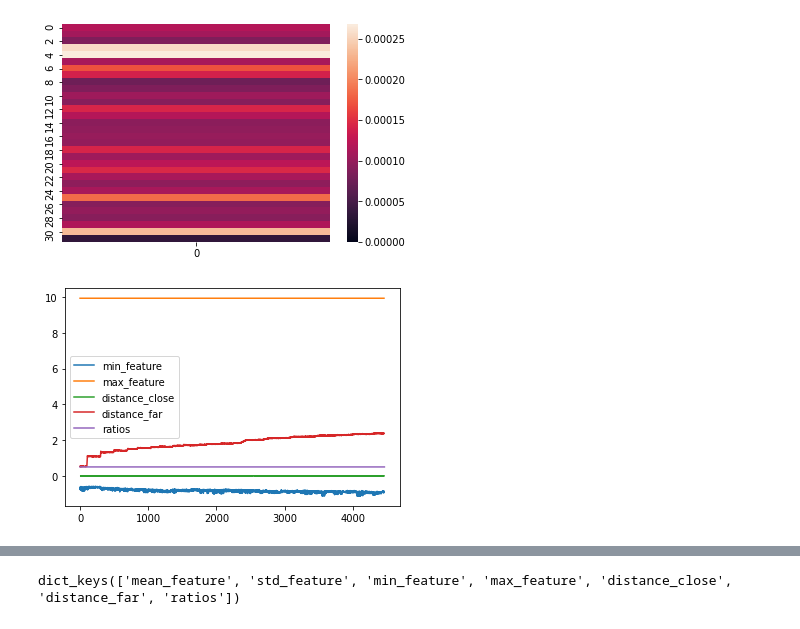
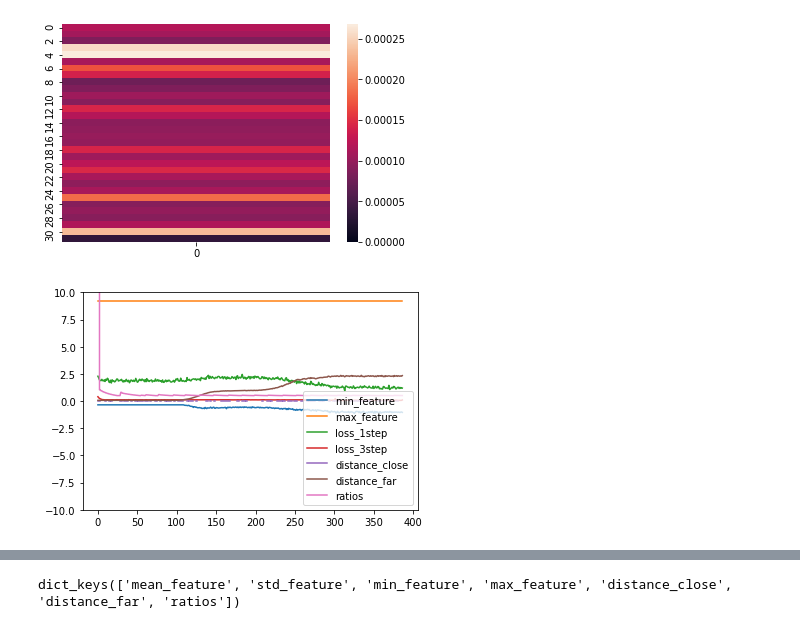
Before and after one commit to sergeivolodin/causality-disentanglement-rl, a Jupyter notebook: debug/siamese_kc_tests.ipynb, the cells around one changed output, grey strips where cells are left out. Saved outputs shown, nothing was run; the diff lists cells and outputs as text; code cells hidden in the pictures.

Commit message:
Train with multi-step loss

```diff
--- a/debug/siamese_kc_tests.ipynb
+++ b/debug/siamese_kc_tests.ipynb
@@ -108,10 +108,3 @@ opt = torch.optim.Adam(lr=1e-3, params=learner.decoder.parameters(),
                       betas=(0.5, 0.9))
 # %%
 ctx = learner.collect_and_get_context()
-# %%
-steps = ctx['config'].get('rl_multistep')[0]
-obs_first = ctx[f'multistep_{steps}_obs_1']
-obs_last = ctx[f'multistep_{steps}_obs_{steps}']
-acts = [ctx[f'multistep_{steps}_act_{s}'] for s in range(1, steps)]
-rew_last = ctx[f'multistep_{steps}_rew_{steps-1}']
-done_last = ctx[f'multistep_{steps}_done_{steps-1}']
@@ -284,6 +251,26 @@ gin.bind_parameter('decoder/FCNet.activation_cls', torch.nn.LeakyReLU)
 learner.decoder.__init__(observation_shape=learner.observation_shape,
                          feature_shape=learner.feature_shape)
 learner.decoder = learner.decoder.cuda()
+# %%
+def delta_multistep(model, decoder, steps, additional_feature_keys, **ctx):
+    """Return multi-step prediction error with additional features."""
+    obs_first = ctx[f'multistep_{steps}_obs_1']
+    obs_last = ctx[f'multistep_{steps}_obs_{steps}']
+    acts = [ctx[f'multistep_{steps}_act_{s}'] for s in range(1, steps)]
+
+    add_features_noy = [x[:-2] for x in additional_feature_keys]
+    additional_feature_keys_multistep = [f'multistep_{steps}_{n}_{steps-1}' for n in add_features_noy]
+
+    f_t = decoder(obs_first)
+    n_features = f_t.shape[1]
+
+    for a_t in acts:
+        f_t = model(f_t=f_t[:, :n_features], a_t=a_t, all=True)
+
+    f_last_1 = decoder(obs_last)
+    f_last = torch.cat([f_last_1] + [ctx[k] for k in additional_feature_keys_multistep], dim=1)
+    delta = f_last - f_t
+    return delta
 # %%
 def fit_loss(obs_x, obs_y, action_x, decoder, model, additional_feature_keys,
              model_forward_kwargs=None,
@@ -323,18 +310,27 @@ def fit_loss(obs_x, obs_y, action_x, decoder, model, additional_feature_keys,
                #'inv_std_feature_avg': 1/f_t1_std.detach().cpu().numpy() if f_t1_std is not None else 0.0
               }
 
+    delta_3step = delta_multistep(model=model, decoder=decoder, steps=3, additional_feature_keys=additional_feature_keys,
+                                  **kwargs)
+    loss_3step = delta_3step.pow(2).sum(1).mean()
+
+    metrics['loss_1step'] = loss.item()
+    metrics['loss_3step'] = loss_3step.item()
+
+    loss += loss_3step
+
     return {'loss': loss,
             'metrics': metrics}
 # %%
-opt_m = torch.optim.Adam(lr=1e-4, params=list(use_model.parameters()),# + list(learner.decoder.parameters()),
+opt_m = torch.optim.Adam(lr=1e-3, params=list(use_model.parameters()),# + list(learner.decoder.parameters()),
                       #amsgrad=True,
                        betas=(0.5, 0.8)
                       )
-opt_d = torch.optim.Adam(lr=1e-4, params=list(learner.decoder.parameters()),
+opt_d = torch.optim.Adam(lr=1e-3, params=list(learner.decoder.parameters()),
                       #amsgrad=True,
                        betas=(0.5, 0.8)
                       )
-opt_md = torch.optim.Adam(lr=1e-4, params=list(learner.decoder.parameters())+list(use_model.parameters()),
+opt_md = torch.optim.Adam(lr=1e-3, params=list(learner.decoder.parameters())+list(use_model.parameters()),
                       #amsgrad=True,
                        betas=(0.5, 0.8)
                       )
@@ -494,10 +497,11 @@ sns.heatmap((f_t1_pred - f_t1).pow(2).mean(0).cpu().detach().numpy().reshape(-1,
 # %%
 metrics_dct = lstdct2dctlst(metrics)
 metrics_dct['ratios'] = ratios
 for key, vals in metrics_dct.items():
     if len(np.array(vals).shape) > 1: continue
     plt.plot(vals, label=key)
+plt.ylim((-10, 10))
 plt.legend()
 plt.show()
 # %% [output]
-[figure, old version]
+[figure, new version]
```
Also changed, not shown: parts of 14 cells of this notebook, 4 other files.
